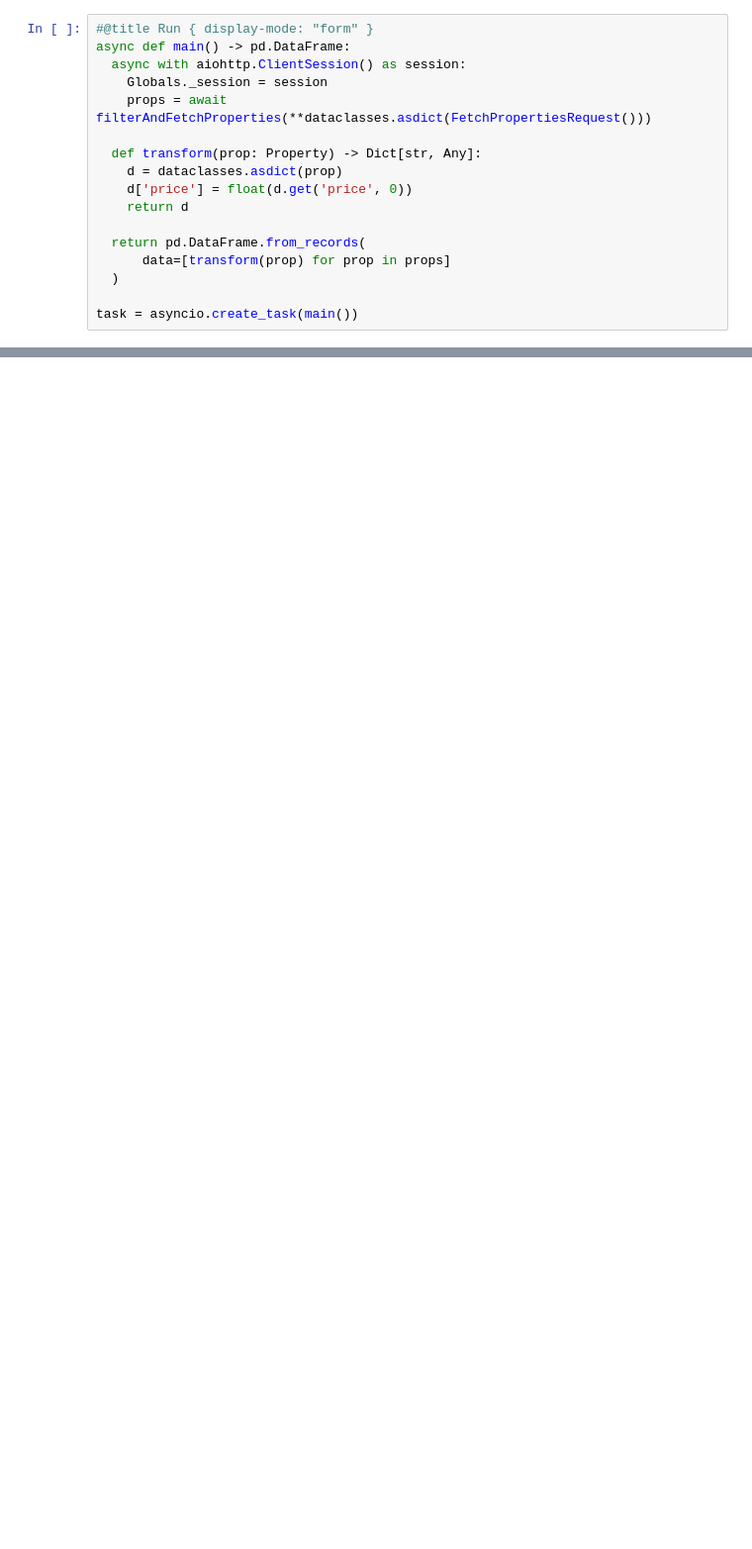
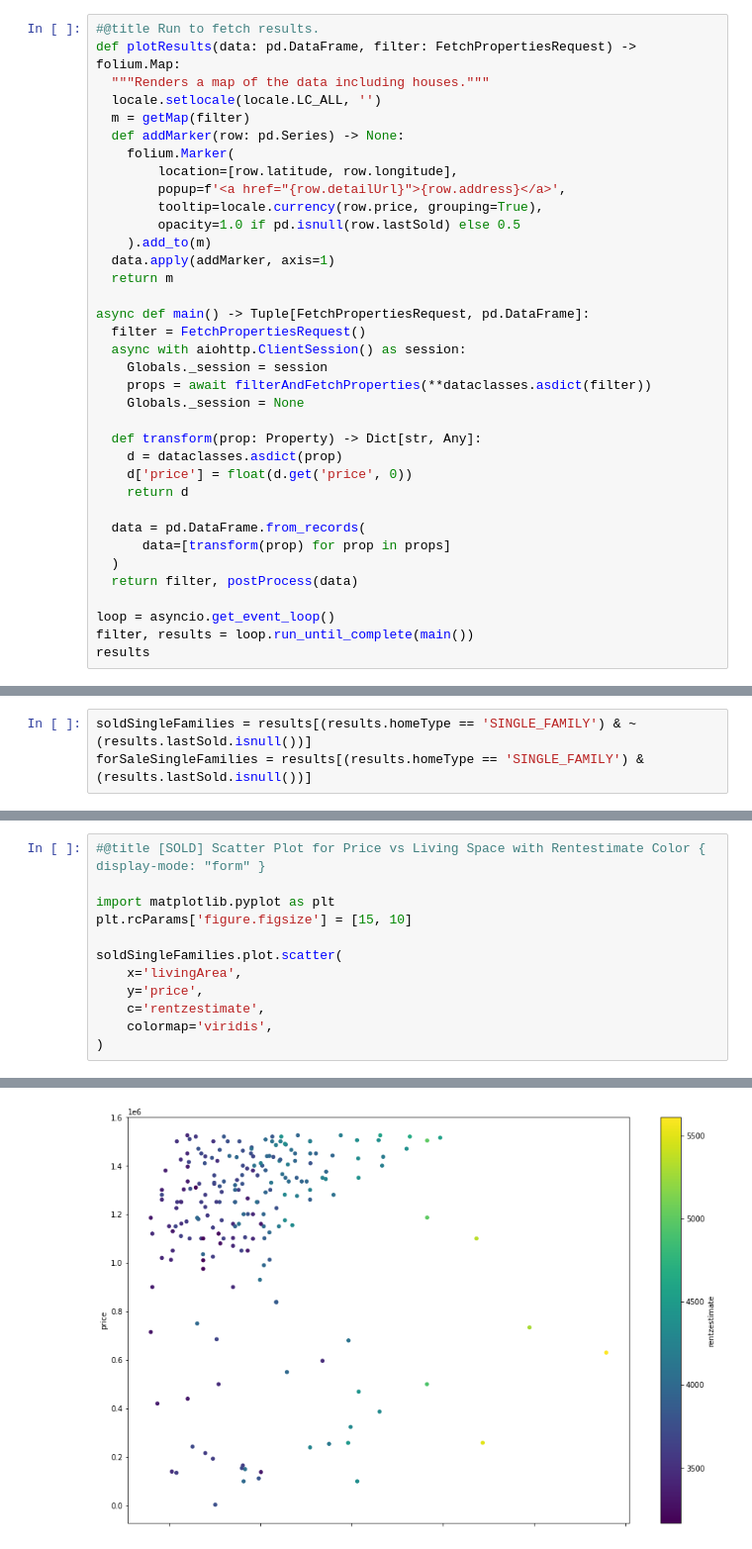
Before and after one commit to kandluis/premium-property-finder, a Jupyter notebook: notebooks/analysis.ipynb, the cells around one changed output, grey strips where cells are left out. Shown at 99% size. Drawn from its saved outputs; the diff is of its cells as text; blank space fills up the shorter version.

```diff
--- a/notebooks/analysis.ipynb
+++ b/notebooks/analysis.ipynb
@@ -403,17 +504,36 @@ class FetchPropertiesRequest:
 # %%
-#@title Run { display-mode: "form" }
-async def main() -> pd.DataFrame:
+#@title Run to fetch results.
+def plotResults(data: pd.DataFrame, filter: FetchPropertiesRequest) -> folium.Map:
+  """Renders a map of the data including houses."""
+  locale.setlocale(locale.LC_ALL, '')
+  m = getMap(filter)
+  def addMarker(row: pd.Series) -> None:
+    folium.Marker(
+        location=[row.latitude, row.longitude],
+        popup=f'<a href="{row.detailUrl}">{row.address}</a>',
+        tooltip=locale.currency(row.price, grouping=True),
+        opacity=1.0 if pd.isnull(row.lastSold) else 0.5
+    ).add_to(m)
+  data.apply(addMarker, axis=1)
+  return m
+
+async def main() -> Tuple[FetchPropertiesRequest, pd.DataFrame]:
+  filter = FetchPropertiesRequest()
   async with aiohttp.ClientSession() as session:
     Globals._session = session
-    props = await filterAndFetchProperties(**dataclasses.asdict(FetchPropertiesRequest()))
+    props = await filterAndFetchProperties(**dataclasses.asdict(filter))
+    Globals._session = None
 
   def transform(prop: Property) -> Dict[str, Any]:
     d = dataclasses.asdict(prop)
     d['price'] = float(d.get('price', 0))
     return d
 
-  return pd.DataFrame.from_records(
+  data = pd.DataFrame.from_records(
       data=[transform(prop) for prop in props]
   )
+  return filter, postProcess(data)
 
-task = asyncio.create_task(main())
+loop = asyncio.get_event_loop()
+filter, results = loop.run_until_complete(main())
+results
@@ -440,0 +566,3 @@ task.result()
+# %%
+soldSingleFamilies = results[(results.homeType == 'SINGLE_FAMILY') & ~(results.lastSold.isnull())]
+forSaleSingleFamilies = results[(results.homeType == 'SINGLE_FAMILY') & (results.lastSold.isnull())]
@@ -440,0 +597,13 @@ task.result()
+# %%
+#@title [SOLD] Scatter Plot for Price vs Living Space with Rentestimate Color { display-mode: "form" }
+
+import matplotlib.pyplot as plt
+plt.rcParams['figure.figsize'] = [15, 10]
+
+soldSingleFamilies.plot.scatter(
+    x='livingArea',
+    y='price',
+    c='rentzestimate',
+    colormap='viridis',
+)
+# %% [output]
@@ -440,0 +611 @@ task.result()
+[figure, added]
```
Also changed, not shown: parts of 15 cells of this notebook.
